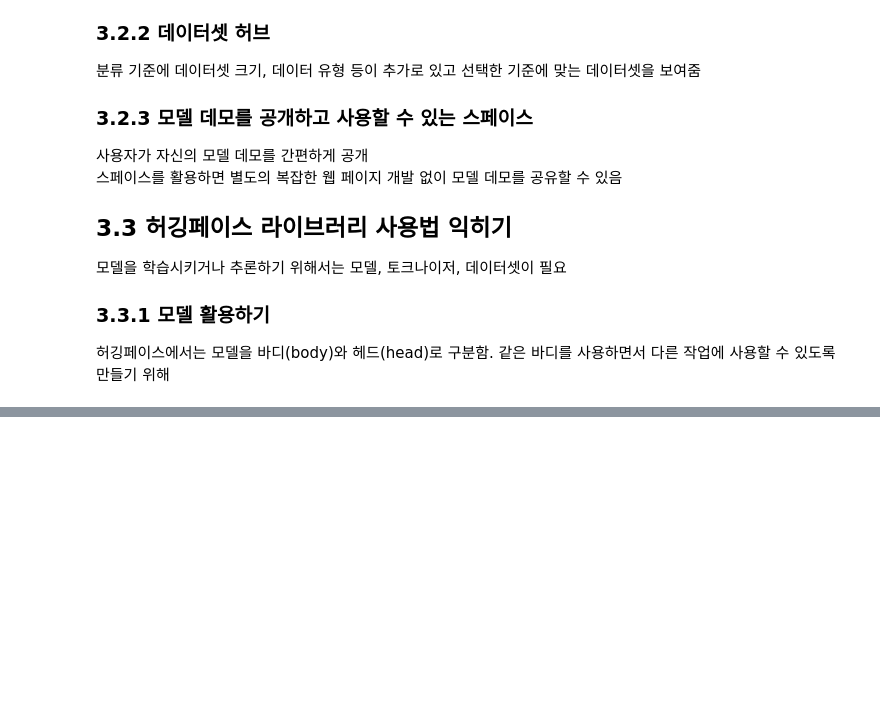
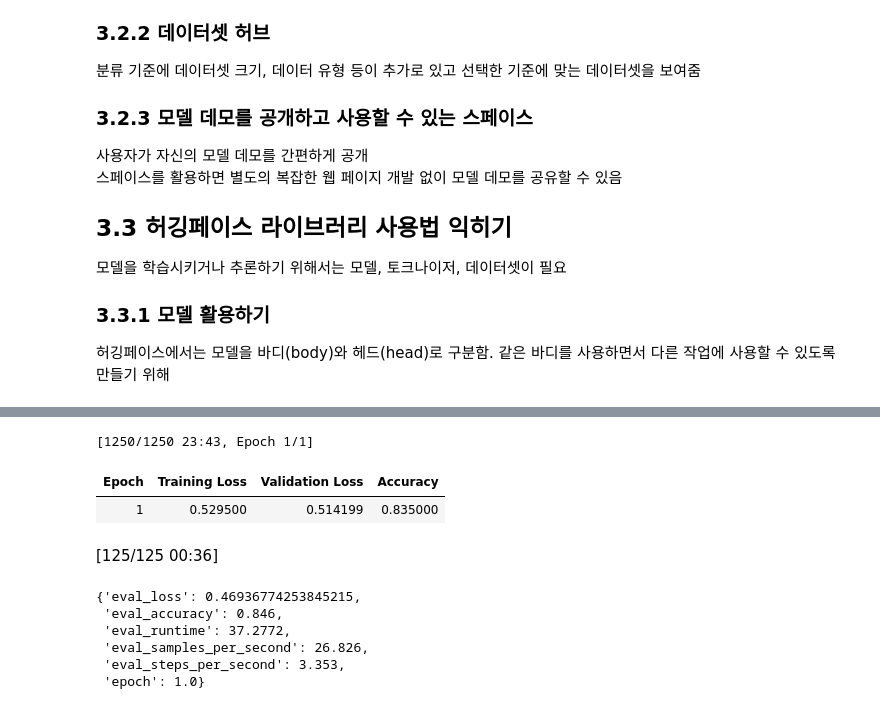
Before and after one commit to wildpieces/llm_app_dev, a Jupyter notebook: 1-03.ipynb, the cells around one changed output, grey strips where cells are left out. Drawn from its saved outputs; the diff is of its cells as text; code cells hidden in the pictures; blank space fills up the shorter version.

Commit message:
Finished learning 1-03.

```diff
--- a/1-03.ipynb
+++ b/1-03.ipynb
@@ -127,0 +276,8 @@ RobertaForSequenceClassification(
+# %%
+klue_tc_label = klue_tc_train.features['label']
+def make_str_label(batch):
+    batch['label_str'] = klue_tc_label.int2str(batch['label'])
+    return batch
+
+klue_tc_train = klue_tc_train.map(make_str_label, batched=True, batch_size=1000)
+klue_tc_train[0]
@@ -127,0 +286,6 @@ RobertaForSequenceClassification(
+# %%
+# 학습/검증/테스트 데티터셋 분할
+train_dataset = klue_tc_train.train_test_split(test_size=10000, shuffle=True, seed=42)['test']
+dataset = klue_tc_eval.train_test_split(test_size=1000, shuffle=True, seed=42)
+test_dataset = dataset['test']
+valid_dataset = dataset['train'].train_test_split(test_size=1000, shuffle=True, seed=42)['test']
@@ -127,0 +328,40 @@ RobertaForSequenceClassification(
+# %%
+# Trainer를 사용한 학습: (2) 학습 인자와 평가 함수 정의
+training_args = TrainingArguments(
+    output_dir="./results",
+    num_train_epochs=1,
+    per_device_train_batch_size=8,
+    per_device_eval_batch_size=8,
+    eval_strategy="epoch",
+    learning_rate=5e-5,
+    push_to_hub=False
+)
+
+def compute_metrics(eval_pred):
+    logits, labels = eval_pred
+    predictions = np.argmax(logits, axis=-1)
+    return {"accuracy": (predictions == labels).mean()}
+# %%
+# Trainer를 사용한 학습: (3) 학습 진행
+trainer = Trainer(
+    model=model,
+    args=training_args,
+    train_dataset=train_dataset,
+    eval_dataset=valid_dataset,
+    tokenizer=tokenizer,
+    compute_metrics=compute_metrics,
+)
+
+trainer.train()
+trainer.evaluate(test_dataset)
+# %% [output]
+[1250/1250 23:43, Epoch 1/1]
+| Epoch | Training Loss | Validation Loss | Accuracy |
+| 1 | 0.529500 | 0.514199 | 0.835000 |
+[125/125 00:36]
+{'eval_loss': 0.46936774253845215,
+ 'eval_accuracy': 0.846,
+ 'eval_runtime': 37.2772,
+ 'eval_samples_per_second': 26.826,
+ 'eval_steps_per_second': 3.353,
+ 'epoch': 1.0}
```
Also changed, not shown: parts of 33 cells of this notebook, 1 other file.
